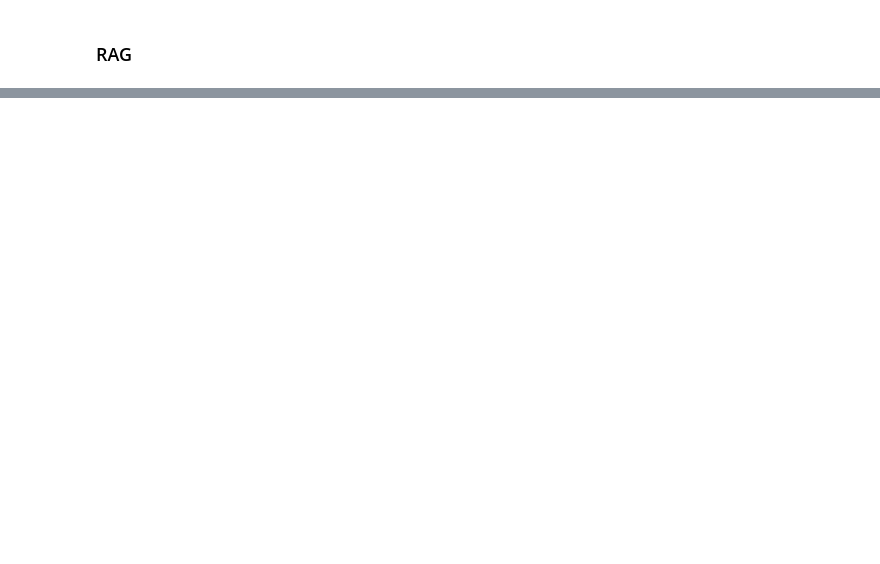
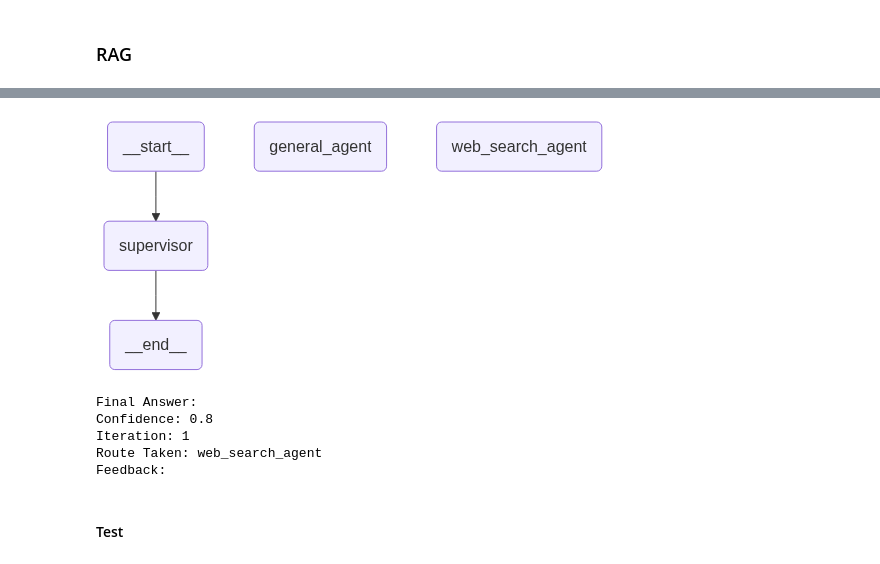
Before and after one commit to sirawitjariya/agentic_ai_finance_hackathon, a Jupyter notebook: example/langchain_example.ipynb, the cells around one changed output, grey strips where cells are left out. Cells and saved outputs as stored; diff of their text form; code cells hidden in the pictures; blank space fills up the shorter version.

```diff
--- a/example/langchain_example.ipynb
+++ b/example/langchain_example.ipynb
@@ -615,0 +852,30 @@ response
+# %%
+app
+# %% [output]
+[figure, added]
+# %%
+# === Run ===
+initial_state: State = {
+    "query": "Who won the World Cup in 2022?",
+    "previous_result": "",
+    "feedback": "",
+    "confidence": 0.0,
+    "route_to": "",
+    "iteration": 0,
+    "final_answer": ""
+}
+
+final_state = app.invoke(initial_state)
+print("Final Answer:", final_state["final_answer"])
+print("Confidence:", final_state["confidence"])
+print("Iteration:", final_state["iteration"])
+print("Route Taken:", final_state["route_to"])
+print("Feedback:", final_state["feedback"])
+# %% [output]
+Final Answer:
+Confidence: 0.8
+Iteration: 1
+Route Taken: web_search_agent
+Feedback:
+# %% [markdown]
+#### Test
```
Also changed, not shown: parts of 31 cells of this notebook, 2 other files.
